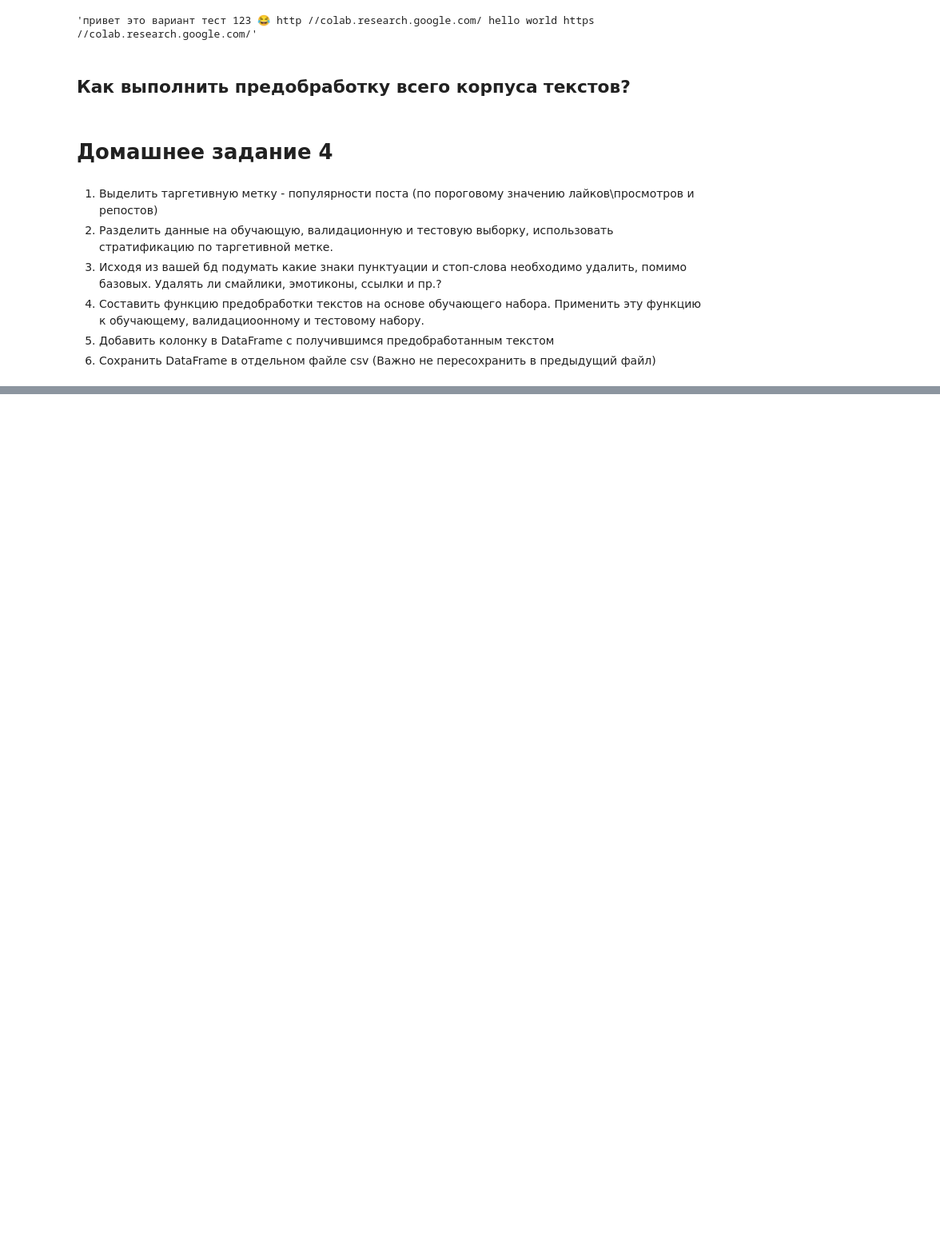
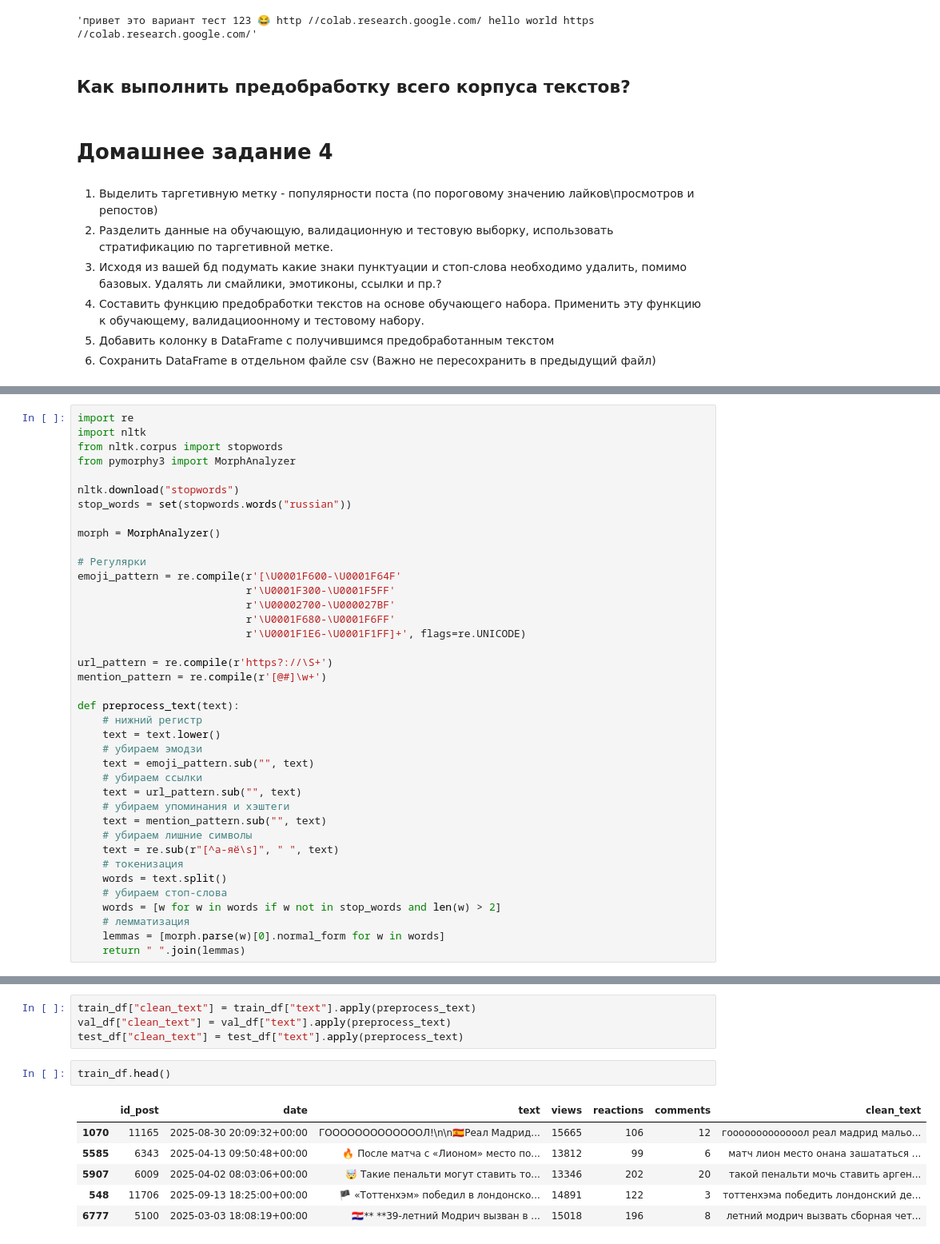
Before and after one commit to rfeskov/NNT, a Jupyter notebook: Лекция_4_Предобработка.ipynb, the cells around one changed output, grey strips where cells are left out. Shown: that part at 80% size. Cells and saved outputs as stored; diff of their text form; blank space fills up the shorter version.

```diff
--- a/Лекция_4_Предобработка.ipynb
+++ b/Лекция_4_Предобработка.ipynb
@@ -362,0 +405,39 @@ preprocessing(text_example)
+# %%
+import re
+import nltk
+from nltk.corpus import stopwords
+from pymorphy3 import MorphAnalyzer
+
+nltk.download("stopwords")
+stop_words = set(stopwords.words("russian"))
+
+morph = MorphAnalyzer()
+
+# Регулярки
+emoji_pattern = re.compile(r'[\U0001F600-\U0001F64F'
+                           r'\U0001F300-\U0001F5FF'
+                           r'\U00002700-\U000027BF'
+                           r'\U0001F680-\U0001F6FF'
+                           r'\U0001F1E6-\U0001F1FF]+', flags=re.UNICODE)
+
+url_pattern = re.compile(r'https?://\S+')
+mention_pattern = re.compile(r'[@#]\w+')
+
+def preprocess_text(text):
+    # нижний регистр
+    text = text.lower()
+    # убираем эмодзи
+    text = emoji_pattern.sub("", text)
+    # убираем ссылки
+    text = url_pattern.sub("", text)
+    # убираем упоминания и хэштеги
+    text = mention_pattern.sub("", text)
+    # убираем лишние символы
+    text = re.sub(r"[^а-яё\s]", " ", text)
+    # токенизация
+    words = text.split()
+    # убираем стоп-слова
+    words = [w for w in words if w not in stop_words and len(w) > 2]
+    # лемматизация
+    lemmas = [morph.parse(w)[0].normal_form for w in words]
+    return " ".join(lemmas)
@@ -362,0 +456,13 @@ preprocessing(text_example)
+# %%
+train_df["clean_text"] = train_df["text"].apply(preprocess_text)
+val_df["clean_text"] = val_df["text"].apply(preprocess_text)
+test_df["clean_text"] = test_df["text"].apply(preprocess_text)
+# %%
+train_df.head()
+# %% [output]
+|  | id_post | date | text | views | reactions | comments | clean_text |
+| 1070 | 11165 | 2025-08-30 20:09:32+00:00 | ГОООООООООООООЛ!\n\n🇪🇸Реал Мадрид... | 15665 | 106 | 12 | гооооооооооооол реал мадрид мальо... |
+| 5585 | 6343 | 2025-04-13 09:50:48+00:00 | 🔥 После матча с «Лионом» место по... | 13812 | 99 | 6 | матч лион место онана зашататься ... |
+| 5907 | 6009 | 2025-04-02 08:03:06+00:00 | 🤯 Такие пенальти могут ставить то... | 13346 | 202 | 20 | такой пенальти мочь ставить арген... |
+| 548 | 11706 | 2025-09-13 18:25:00+00:00 | 🏴 «Тоттенхэм» победил в лондонско... | 14891 | 122 | 3 | тоттенхэма победить лондонский де... |
+| 6777 | 5100 | 2025-03-03 18:08:19+00:00 | 🇭🇷** **39-летний Модрич вызван в ... | 15018 | 196 | 8 | летний модрич вызвать сборная чет... |
```
Also changed, not shown: parts of 9 cells of this notebook.
